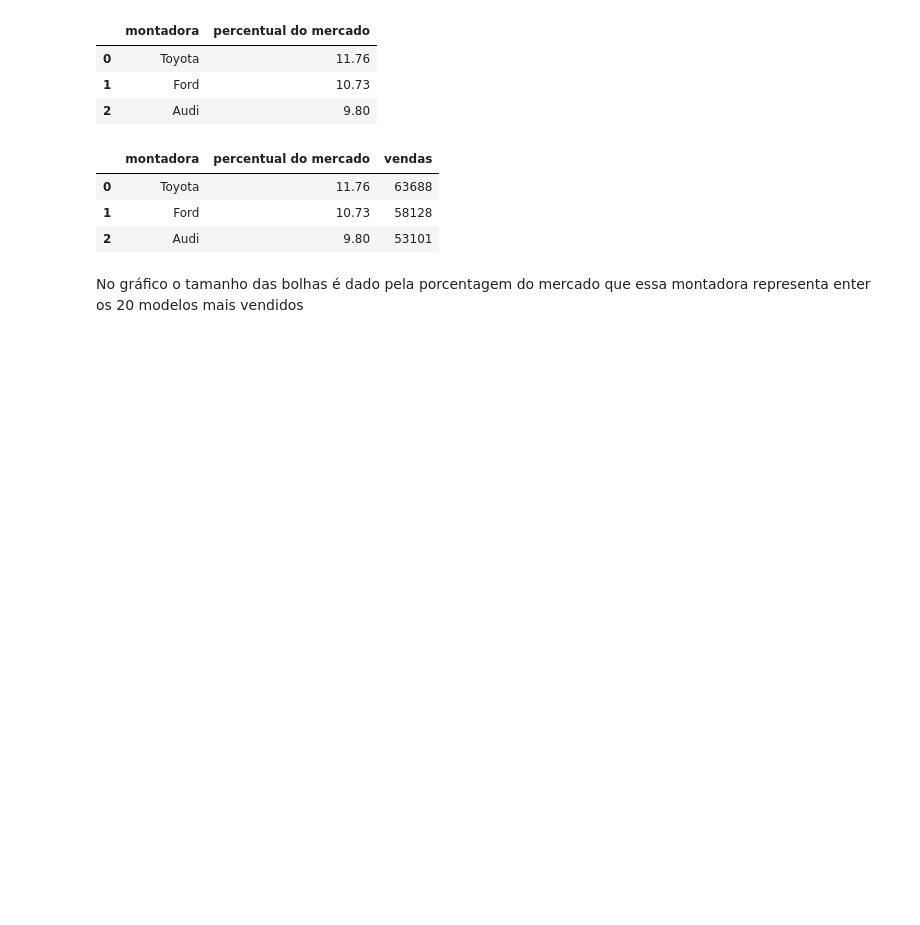
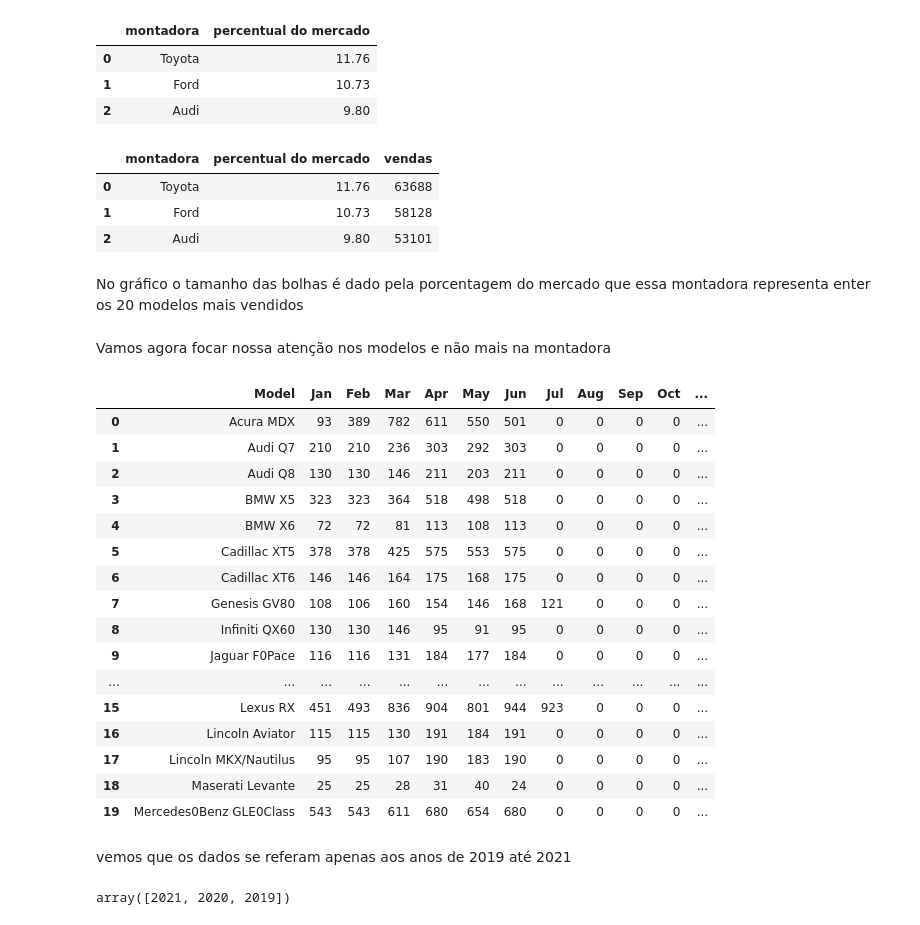
Before and after one commit to vitoriawillani1991/Car_sales_Canada, a Jupyter notebook: Canada_Cars.ipynb, the cells around one changed output. Cells and saved outputs as stored; diff of their text form; code cells hidden in the pictures; blank space fills up the shorter version.

```diff
--- a/Canada_Cars.ipynb
+++ b/Canada_Cars.ipynb
@@ -262,3 +257,31 @@ top3_montadoras
 No gráfico o tamanho das bolhas é dado pela porcentagem do mercado que essa montadora representa enter os 20 modelos mais vendidos
 # %%
 px.scatter(data_frame = top3_montadoras, x = 'montadora', y = 'vendas', size = 'percentual do mercado')
+# %% [markdown]
+Vamos agora focar nossa atenção nos modelos e não mais na montadora
+# %%
+data.head(20)
+# %% [output]
+|  | Model | Jan | Feb | Mar | Apr | May | Jun | Jul | Aug | Sep | Oct | ... |
+| 0 | Acura MDX | 93 | 389 | 782 | 611 | 550 | 501 | 0 | 0 | 0 | 0 | ... |
+| 1 | Audi Q7 | 210 | 210 | 236 | 303 | 292 | 303 | 0 | 0 | 0 | 0 | ... |
+| 2 | Audi Q8 | 130 | 130 | 146 | 211 | 203 | 211 | 0 | 0 | 0 | 0 | ... |
+| 3 | BMW X5 | 323 | 323 | 364 | 518 | 498 | 518 | 0 | 0 | 0 | 0 | ... |
+| 4 | BMW X6 | 72 | 72 | 81 | 113 | 108 | 113 | 0 | 0 | 0 | 0 | ... |
+| 5 | Cadillac XT5 | 378 | 378 | 425 | 575 | 553 | 575 | 0 | 0 | 0 | 0 | ... |
+| 6 | Cadillac XT6 | 146 | 146 | 164 | 175 | 168 | 175 | 0 | 0 | 0 | 0 | ... |
+| 7 | Genesis GV80 | 108 | 106 | 160 | 154 | 146 | 168 | 121 | 0 | 0 | 0 | ... |
+| 8 | Infiniti QX60 | 130 | 130 | 146 | 95 | 91 | 95 | 0 | 0 | 0 | 0 | ... |
+| 9 | Jaguar F0Pace | 116 | 116 | 131 | 184 | 177 | 184 | 0 | 0 | 0 | 0 | ... |
+| ... | ... | ... | ... | ... | ... | ... | ... | ... | ... | ... | ... | ... |
+| 15 | Lexus RX | 451 | 493 | 836 | 904 | 801 | 944 | 923 | 0 | 0 | 0 | ... |
+| 16 | Lincoln Aviator | 115 | 115 | 130 | 191 | 184 | 191 | 0 | 0 | 0 | 0 | ... |
+| 17 | Lincoln MKX/Nautilus | 95 | 95 | 107 | 190 | 183 | 190 | 0 | 0 | 0 | 0 | ... |
+| 18 | Maserati Levante | 25 | 25 | 28 | 31 | 40 | 24 | 0 | 0 | 0 | 0 | ... |
+| 19 | Mercedes0Benz GLE0Class | 543 | 543 | 611 | 680 | 654 | 680 | 0 | 0 | 0 | 0 | ... |
+# %% [markdown]
+vemos que os dados se referam apenas aos anos de 2019 até 2021
+# %%
+data["Year"].unique()
+# %% [output]
+array([2021, 2020, 2019])
```
Also changed, not shown: parts of 18 cells of this notebook.
